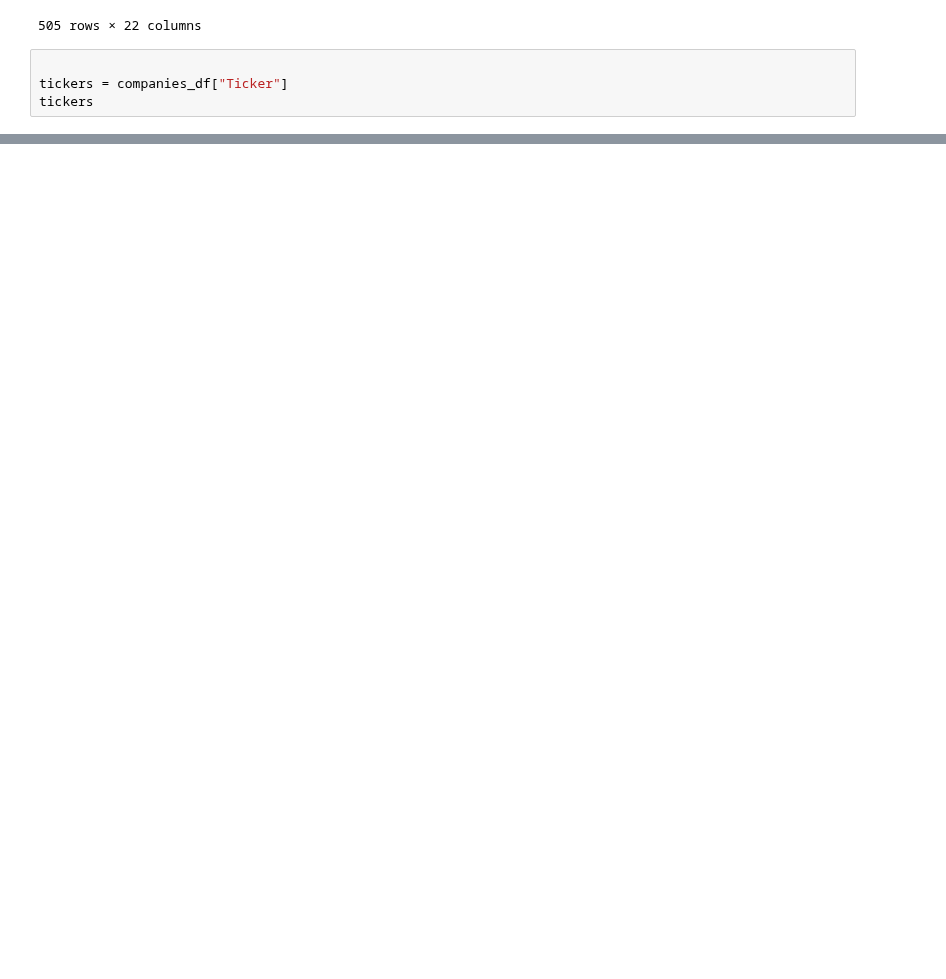
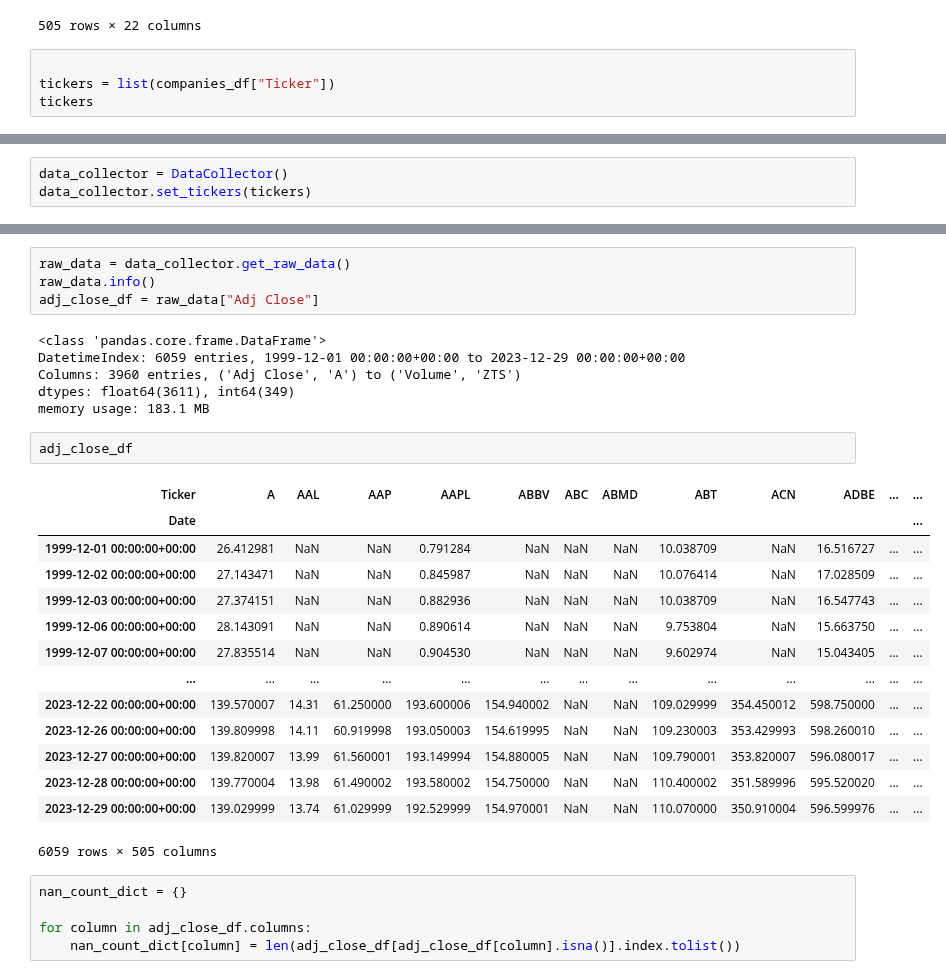
Before and after one commit to mkowalewski1282/portfolio_analysis, a Jupyter notebook: data_download.ipynb, the cells around one changed output, grey strips where cells are left out. Cells and saved outputs as stored; diff of their text form; blank space fills up the shorter version.

Commit message:
stock values (adjusted close) downloaded

```diff
--- a/data_download.ipynb
+++ b/data_download.ipynb
@@ -23,6 +23,6 @@ companies_df
 505 rows × 22 columns
 # %%
 
-tickers = companies_df["Ticker"]
+tickers = list(companies_df["Ticker"])
 tickers
 # %% [output]
@@ -40,0 +46,3 @@ Name: Ticker, Length: 505, dtype: object
+# %%
+data_collector = DataCollector()
+data_collector.set_tickers(tickers)
@@ -40,0 +58,32 @@ Name: Ticker, Length: 505, dtype: object
+# %%
+raw_data = data_collector.get_raw_data()
+raw_data.info()
+adj_close_df = raw_data["Adj Close"]
+# %% [output]
+<class 'pandas.core.frame.DataFrame'>
+DatetimeIndex: 6059 entries, 1999-12-01 00:00:00+00:00 to 2023-12-29 00:00:00+00:00
+Columns: 3960 entries, ('Adj Close', 'A') to ('Volume', 'ZTS')
+dtypes: float64(3611), int64(349)
+memory usage: 183.1 MB
+# %%
+adj_close_df
+# %% [output]
+| Ticker | A | AAL | AAP | AAPL | ABBV | ABC | ABMD | ABT | ACN | ADBE | ... | ... |
+| Date |  |  |  |  |  |  |  |  |  |  |  | ... |
+| 1999-12-01 00:00:00+00:00 | 26.412981 | NaN | NaN | 0.791284 | NaN | NaN | NaN | 10.038709 | NaN | 16.516727 | ... | ... |
+| 1999-12-02 00:00:00+00:00 | 27.143471 | NaN | NaN | 0.845987 | NaN | NaN | NaN | 10.076414 | NaN | 17.028509 | ... | ... |
+| 1999-12-03 00:00:00+00:00 | 27.374151 | NaN | NaN | 0.882936 | NaN | NaN | NaN | 10.038709 | NaN | 16.547743 | ... | ... |
+| 1999-12-06 00:00:00+00:00 | 28.143091 | NaN | NaN | 0.890614 | NaN | NaN | NaN | 9.753804 | NaN | 15.663750 | ... | ... |
+| 1999-12-07 00:00:00+00:00 | 27.835514 | NaN | NaN | 0.904530 | NaN | NaN | NaN | 9.602974 | NaN | 15.043405 | ... | ... |
+| ... | ... | ... | ... | ... | ... | ... | ... | ... | ... | ... | ... | ... |
+| 2023-12-22 00:00:00+00:00 | 139.570007 | 14.31 | 61.250000 | 193.600006 | 154.940002 | NaN | NaN | 109.029999 | 354.450012 | 598.750000 | ... | ... |
+| 2023-12-26 00:00:00+00:00 | 139.809998 | 14.11 | 60.919998 | 193.050003 | 154.619995 | NaN | NaN | 109.230003 | 353.429993 | 598.260010 | ... | ... |
+| 2023-12-27 00:00:00+00:00 | 139.820007 | 13.99 | 61.560001 | 193.149994 | 154.880005 | NaN | NaN | 109.790001 | 353.820007 | 596.080017 | ... | ... |
+| 2023-12-28 00:00:00+00:00 | 139.770004 | 13.98 | 61.490002 | 193.580002 | 154.750000 | NaN | NaN | 110.400002 | 351.589996 | 595.520020 | ... | ... |
+| 2023-12-29 00:00:00+00:00 | 139.029999 | 13.74 | 61.029999 | 192.529999 | 154.970001 | NaN | NaN | 110.070000 | 350.910004 | 596.599976 | ... | ... |
+6059 rows × 505 columns
+# %%
+nan_count_dict = {}
+
+for column in adj_close_df.columns:
+    nan_count_dict[column] = len(adj_close_df[adj_close_df[column].isna()].index.tolist())
```
Also changed, not shown: parts of 3 cells of this notebook.
